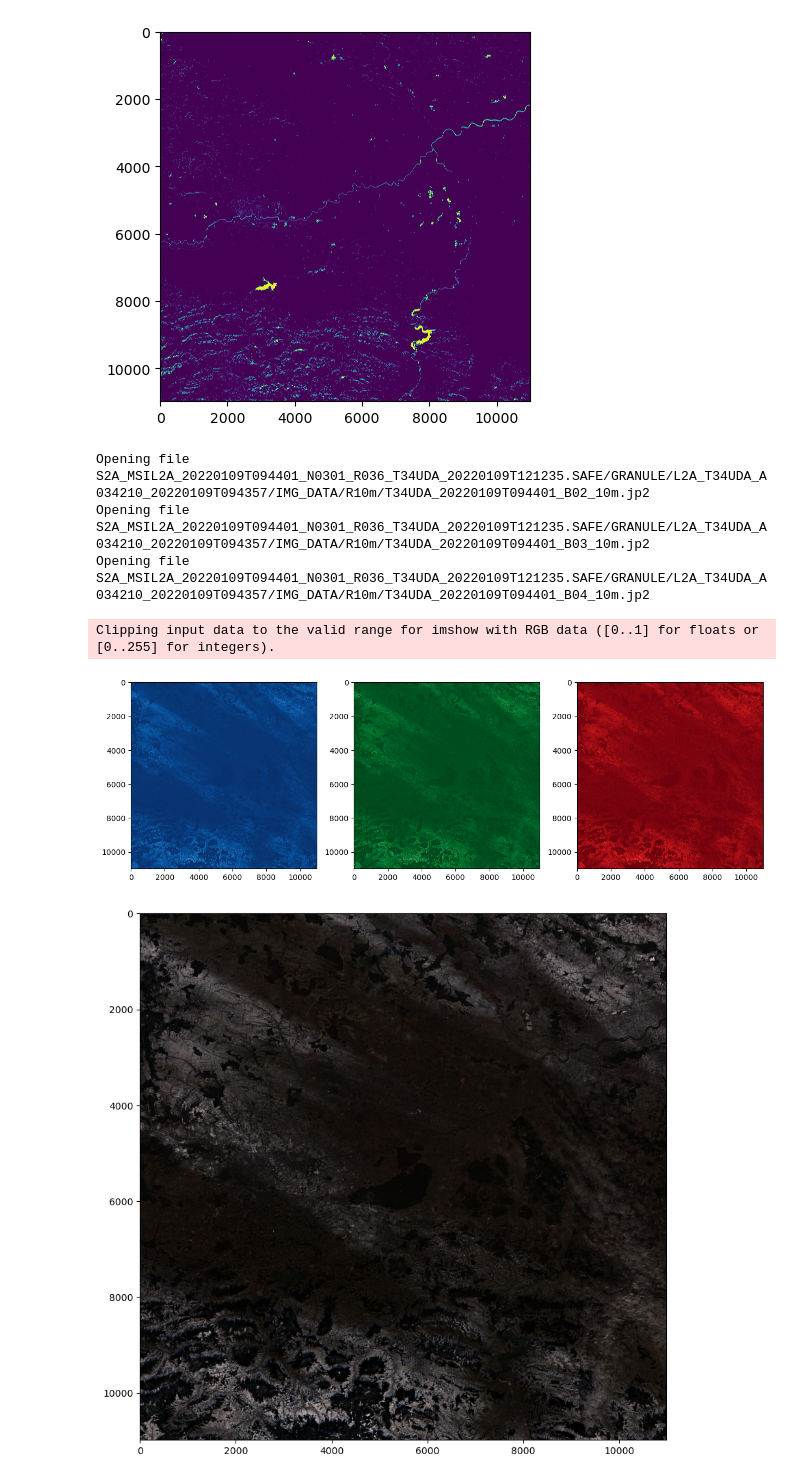
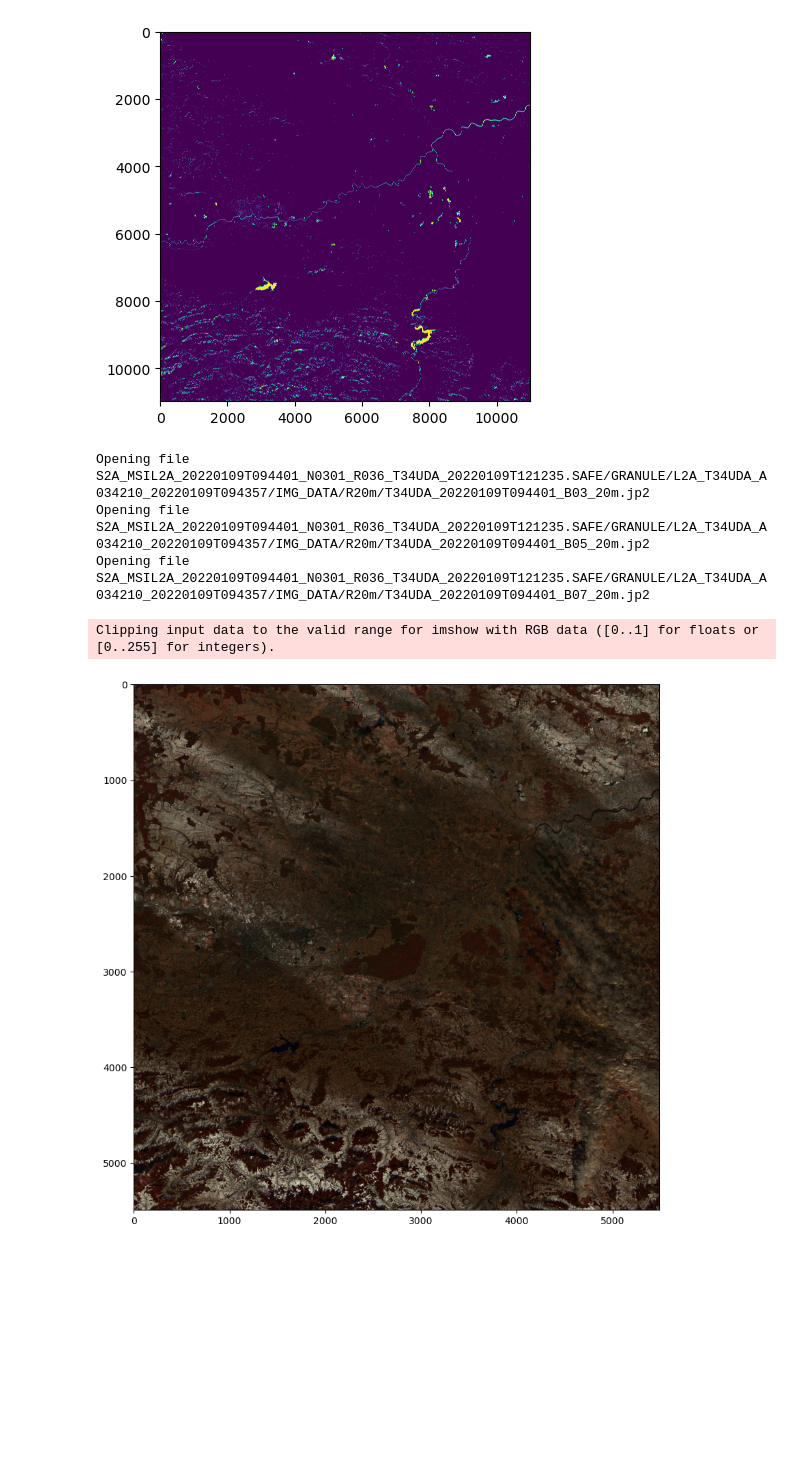
Before and after one commit to rafalgrm/senti-water, a Jupyter notebook: download_bbox.ipynb, the cells around one changed output. Saved outputs shown, nothing was run; the diff lists cells and outputs as text; code cells hidden in the pictures; blank space fills up the shorter version.

Commit message:
scale changes

```diff
--- a/download_bbox.ipynb
+++ b/download_bbox.ipynb
@@ -87,37 +87,41 @@ plt.imshow(image_ndwi.astype('uint16'))
 <matplotlib.image.AxesImage at 0x...>
 [figure]
 # %%
-def load_sentinel_image(img_folder, bands):
+def load_sentinel_image(img_folder, bands, scale):
     image = {}
     for band in bands:
-        file = img_folder + 'T34UDA_20220109T094401_' + band + '_10m.jp2'
+        file = img_folder + 'R' + scale + 'm/' + 'T34UDA_20220109T094401_' + band + '_' + scale + 'm.jp2'
         print(f'Opening file {file}')
         ds = rasterio.open(file)
         image.update({band: ds.read(1)})
 
     return image
 
 
 def display_rgb(img, b_r, b_g, b_b, alpha=1., figsize=(10, 10)):
     rgb = np.stack([img[b_r], img[b_g], img[b_b]], axis=-1)
     rgb = rgb/rgb.max() * alpha
     plt.figure(figsize=figsize)
     plt.imshow(rgb)
 
 
-img = load_sentinel_image('S2A_MSIL2A_20220109T094401_N0301_R036_T34UDA_20220109T121235.SAFE/GRANULE/L2A_T34UDA_A034210_20220109T094357/IMG_DATA/R10m/', ['B02', 'B03', 'B04'])
+'''
+img = load_sentinel_image('S2A_MSIL2A_20220109T094401_N0301_R036_T34UDA_20220109T121235.SAFE/GRANULE/L2A_T34UDA_A034210_20220109T094357/IMG_DATA/', ['B02', 'B03', 'B04'], '10')
 
 fig, ax = plt.subplots(1, 3, figsize=(15, 5))
 ax[0].imshow(img['B02'], cmap='Blues_r')
 ax[1].imshow(img['B03'], cmap='Greens_r')
 ax[2].imshow(img['B04'], cmap='Reds_r')
 
 display_rgb(img, 'B04', 'B03', 'B02', alpha=2.)
+'''
+
+img = load_sentinel_image('S2A_MSIL2A_20220109T094401_N0301_R036_T34UDA_20220109T121235.SAFE/GRANULE/L2A_T34UDA_A034210_20220109T094357/IMG_DATA/', ['B03', 'B05', 'B07'], '20')
+display_rgb(img, 'B07', 'B05', 'B03', alpha=2.)
 # %% [output]
-Opening file S2A_MSIL2A_20220109T094401_N0301_R036_T34UDA_20220109T121235.SAFE/GRANULE/L2A_T34UDA_A034210_20220109T094357/IMG_DATA/R10m/T34UDA_20220109T094401_B02_10m.jp2
-Opening file S2A_MSIL2A_20220109T094401_N0301_R036_T34UDA_20220109T121235.SAFE/GRANULE/L2A_T34UDA_A034210_20220109T094357/IMG_DATA/R10m/T34UDA_20220109T094401_B03_10m.jp2
-Opening file S2A_MSIL2A_20220109T094401_N0301_R036_T34UDA_20220109T121235.SAFE/GRANULE/L2A_T34UDA_A034210_20220109T094357/IMG_DATA/R10m/T34UDA_20220109T094401_B04_10m.jp2
+Opening file S2A_MSIL2A_20220109T094401_N0301_R036_T34UDA_20220109T121235.SAFE/GRANULE/L2A_T34UDA_A034210_20220109T094357/IMG_DATA/R20m/T34UDA_20220109T094401_B03_20m.jp2
+Opening file S2A_MSIL2A_20220109T094401_N0301_R036_T34UDA_20220109T121235.SAFE/GRANULE/L2A_T34UDA_A034210_20220109T094357/IMG_DATA/R20m/T34UDA_20220109T094401_B05_20m.jp2
+Opening file S2A_MSIL2A_20220109T094401_N0301_R036_T34UDA_20220109T121235.SAFE/GRANULE/L2A_T34UDA_A034210_20220109T094357/IMG_DATA/R20m/T34UDA_20220109T094401_B07_20m.jp2
 Clipping input data to the valid range for imshow with RGB data ([0..1] for floats or [0..255] for integers).
-[figure, old version]
+[figure, new version]
-[figure, removed]
 # %%
```
Also changed, not shown: parts of 1 cell of this notebook.
